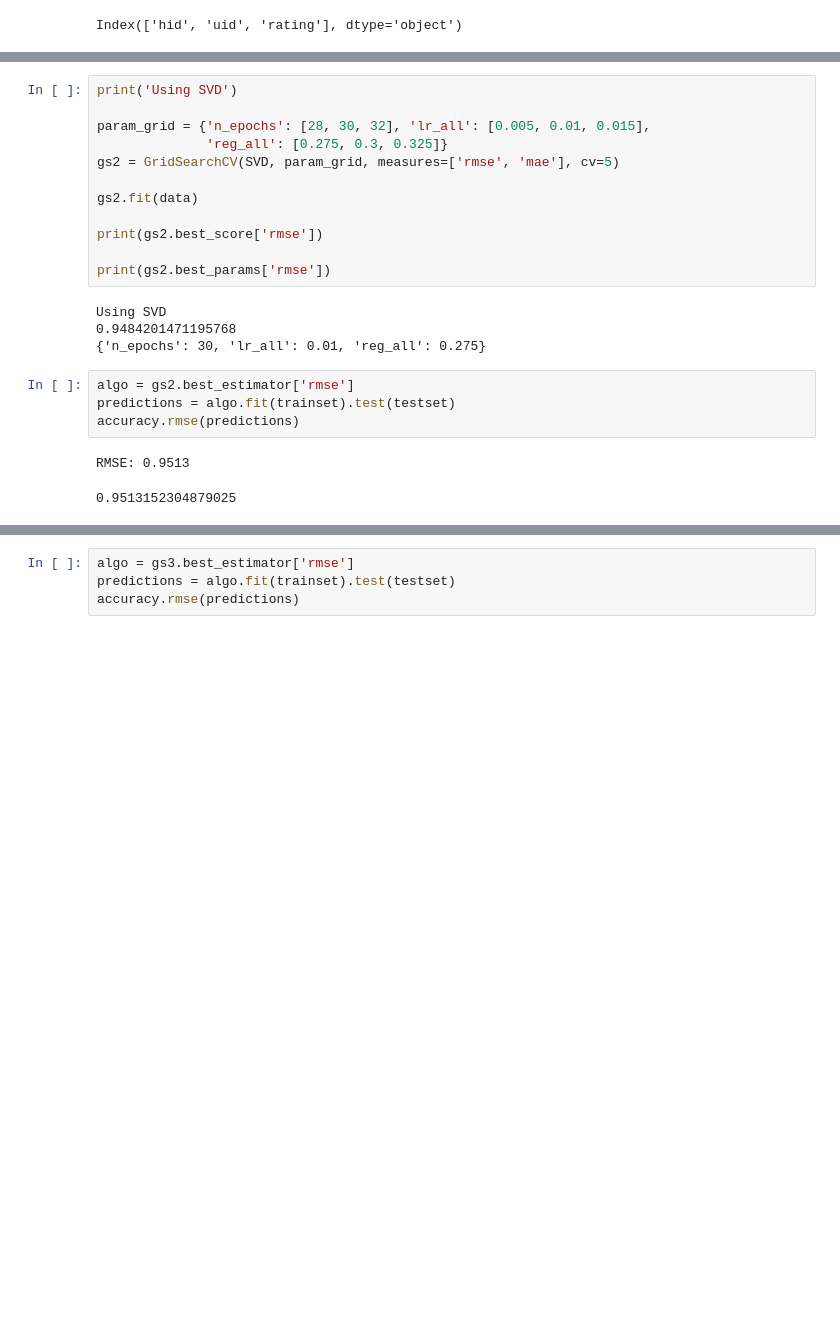
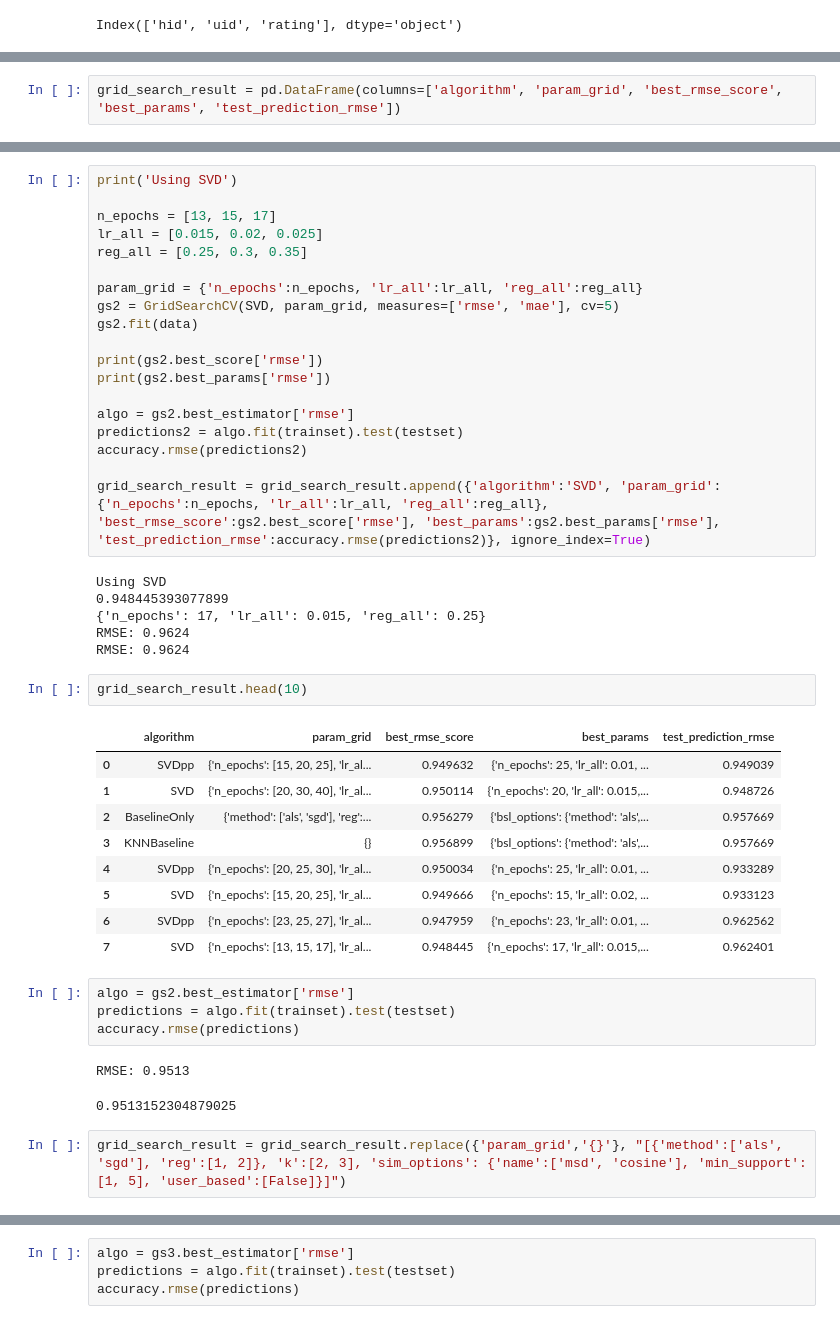
Before and after one commit to thomsu/TripAdvisor_Recommender, a Jupyter notebook: ThomsFinalProject.ipynb, the cells around one changed output, grey strips where cells are left out. Drawn from its saved outputs; the diff is of its cells as text; blank space fills up the shorter version.

```diff
--- a/ThomsFinalProject.ipynb
+++ b/ThomsFinalProject.ipynb
@@ -990,3 +1065,5 @@ Estimating biases using als...
+# %%
+grid_search_result = pd.DataFrame(columns=['algorithm', 'param_grid', 'best_rmse_score', 'best_params', 'test_prediction_rmse'])
 # %%
 print('Using SVDpp')
 
@@ -1014,19 +1101,40 @@ RMSE: 0.9513
 # %%
 print('Using SVD')
 
-param_grid = {'n_epochs': [28, 30, 32], 'lr_all': [0.005, 0.01, 0.015],
-              'reg_all': [0.275, 0.3, 0.325]}
+n_epochs = [13, 15, 17]
+lr_all = [0.015, 0.02, 0.025]
+reg_all = [0.25, 0.3, 0.35]
+
+param_grid = {'n_epochs':n_epochs, 'lr_all':lr_all, 'reg_all':reg_all}
 gs2 = GridSearchCV(SVD, param_grid, measures=['rmse', 'mae'], cv=5)
-
 gs2.fit(data)
 
 print(gs2.best_score['rmse'])
+print(gs2.best_params['rmse'])
 
-print(gs2.best_params['rmse'])
+algo = gs2.best_estimator['rmse']
+predictions2 = algo.fit(trainset).test(testset)
+accuracy.rmse(predictions2)
+
+grid_search_result = grid_search_result.append({'algorithm':'SVD', 'param_grid':{'n_epochs':n_epochs, 'lr_all':lr_all, 'reg_all':reg_all}, 'best_rmse_score':gs2.best_score['rmse'], 'best_params':gs2.best_params['rmse'], 'test_prediction_rmse':accuracy.rmse(predictions2)}, ignore_index=True)
 # %% [output]
 Using SVD
-0.9484201471195768
-{'n_epochs': 30, 'lr_all': 0.01, 'reg_all': 0.275}
+0.948445393077899
+{'n_epochs': 17, 'lr_all': 0.015, 'reg_all': 0.25}
+RMSE: 0.9624
+RMSE: 0.9624
+# %%
+grid_search_result.head(10)
+# %% [output]
+|  | algorithm | param_grid | best_rmse_score | best_params | test_prediction_rmse |
+| 0 | SVDpp | {'n_epochs': [15, 20, 25], 'lr_al... | 0.949632 | {'n_epochs': 25, 'lr_all': 0.01, ... | 0.949039 |
+| 1 | SVD | {'n_epochs': [20, 30, 40], 'lr_al... | 0.950114 | {'n_epochs': 20, 'lr_all': 0.015,... | 0.948726 |
+| 2 | BaselineOnly | {'method': ['als', 'sgd'], 'reg':... | 0.956279 | {'bsl_options': {'method': 'als',... | 0.957669 |
+| 3 | KNNBaseline | {} | 0.956899 | {'bsl_options': {'method': 'als',... | 0.957669 |
+| 4 | SVDpp | {'n_epochs': [20, 25, 30], 'lr_al... | 0.950034 | {'n_epochs': 25, 'lr_all': 0.01, ... | 0.933289 |
+| 5 | SVD | {'n_epochs': [15, 20, 25], 'lr_al... | 0.949666 | {'n_epochs': 15, 'lr_all': 0.02, ... | 0.933123 |
+| 6 | SVDpp | {'n_epochs': [23, 25, 27], 'lr_al... | 0.947959 | {'n_epochs': 23, 'lr_all': 0.01, ... | 0.962562 |
+| 7 | SVD | {'n_epochs': [13, 15, 17], 'lr_al... | 0.948445 | {'n_epochs': 17, 'lr_all': 0.015,... | 0.962401 |
 # %%
 algo = gs2.best_estimator['rmse']
 predictions = algo.fit(trainset).test(testset)
@@ -1034,6 +1142,8 @@ accuracy.rmse(predictions)
 # %% [output]
 RMSE: 0.9513
 0.9513152304879025
+# %%
+grid_search_result = grid_search_result.replace({'param_grid','{}'}, "[{'method':['als', 'sgd'], 'reg':[1, 2]}, 'k':[2, 3], 'sim_options': {'name':['msd', 'cosine'], 'min_support':[1, 5], 'user_based':[False]}]")
 # %%
 print('Baseline Only Using ALS and SGD')
 
```
Also changed, not shown: parts of 34 cells of this notebook, 3 other files.
